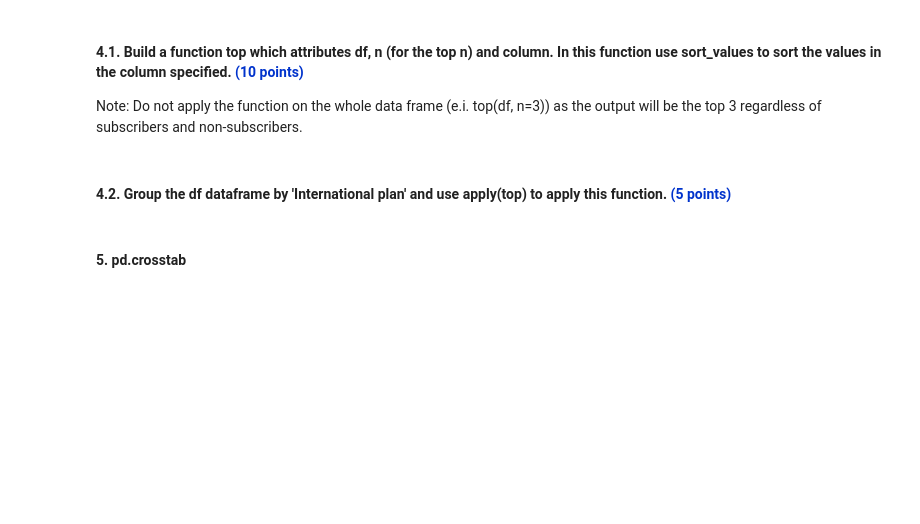
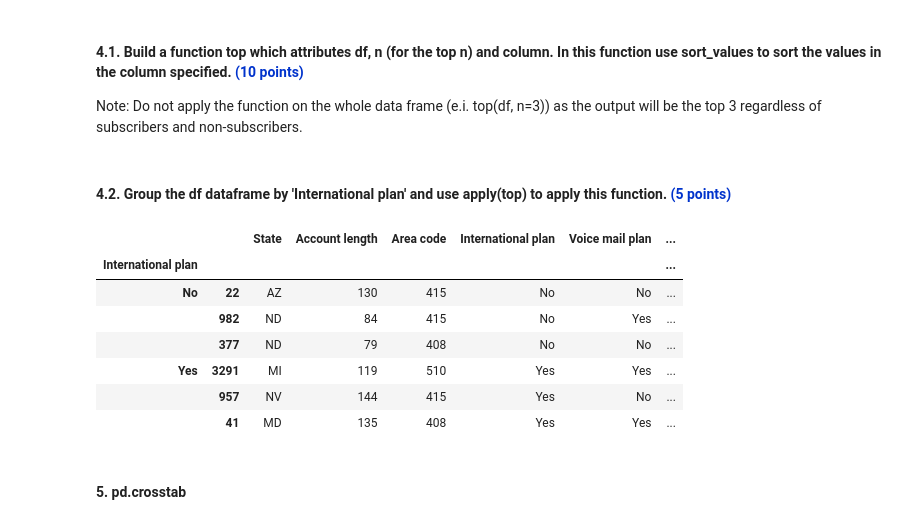
Before and after one commit to malki214/pythonHomwork, a Jupyter notebook: lesson5/Telecom_Churn_Test.ipynb, the cells around one changed output. Cells and saved outputs as stored; diff of their text form; code cells hidden in the pictures; blank space fills up the shorter version.

```diff
--- a/lesson5/Telecom_Churn_Test.ipynb
+++ b/lesson5/Telecom_Churn_Test.ipynb
@@ -171,8 +159,23 @@ df[df['Churn'] == 0][df["International plan"] == "No"]
 # %% [markdown]
 #### 4.1. Build a function top which attributes df, n (for the top n) and column. In this function use sort_values to sort the values in the column specified. <span style= color:#0033cc>(10 points)</span>
 Note: Do not apply the function on the whole data frame (e.i. top(df, n=3)) as the output will be the top 3 regardless of subscribers and non-subscribers.
+# %%
+def top(df,column,n):
+    return df.sort_values(column,ascending=False).head(n)
 # %% [markdown]
 #### 4.2. Group the df dataframe by 'International plan' and use apply(top) to apply this function. <span style= color:#0033cc>(5 points)</span>
+# %%
+group = df.groupby("International plan")
+group.apply(top, "Total intl calls", 3)
+# %% [output]
+|  |  | State | Account length | Area code | International plan | Voice mail plan | ... |
+| International plan |  |  |  |  |  |  | ... |
+| No | 22 | AZ | 130 | 415 | No | No | ... |
+|  | 982 | ND | 84 | 415 | No | Yes | ... |
+|  | 377 | ND | 79 | 408 | No | No | ... |
+| Yes | 3291 | MI | 119 | 510 | Yes | Yes | ... |
+|  | 957 | NV | 144 | 415 | Yes | No | ... |
+|  | 41 | MD | 135 | 408 | Yes | Yes | ... |
 # %% [markdown]
 #### 5. pd.crosstab
 # %% [markdown]
```
Also changed, not shown: parts of 10 cells of this notebook.
